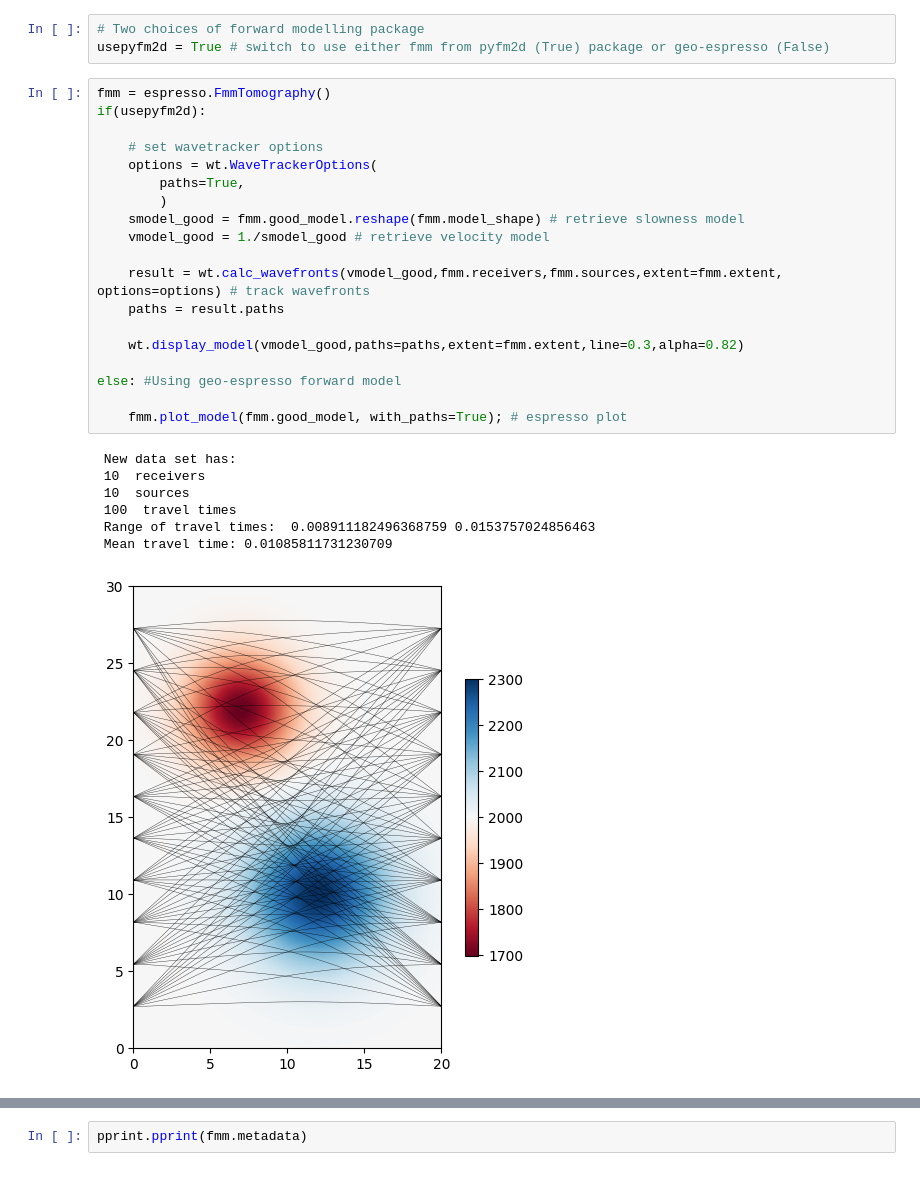
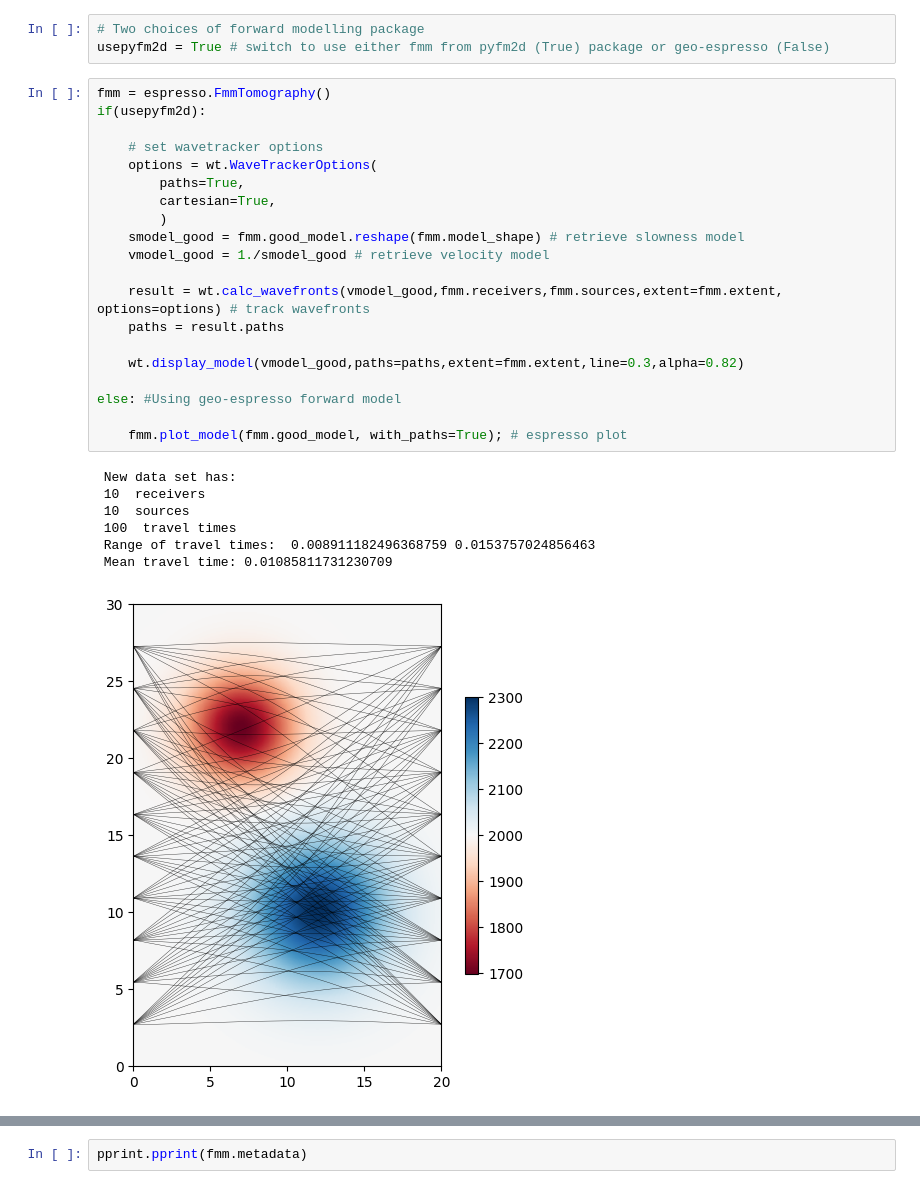
Before and after one commit to inlab-geo/cofi-examples, a Jupyter notebook: examples/fmm_tomography/fmm_tomography.ipynb, the cells around one changed output, grey strips where cells are left out. Drawn from its saved outputs; the diff is of its cells as text.

```diff
--- a/examples/fmm_tomography/fmm_tomography.ipynb
+++ b/examples/fmm_tomography/fmm_tomography.ipynb
@@ -77,27 +77,28 @@ usepyfm2d = True # switch to use either fmm from pyfm2d (True) package or geo-es
 # %%
 fmm = espresso.FmmTomography()
 if(usepyfm2d):
 
     # set wavetracker options
     options = wt.WaveTrackerOptions(
         paths=True,
+        cartesian=True,
         )
     smodel_good = fmm.good_model.reshape(fmm.model_shape) # retrieve slowness model
     vmodel_good = 1./smodel_good # retrieve velocity model
 
     result = wt.calc_wavefronts(vmodel_good,fmm.receivers,fmm.sources,extent=fmm.extent, options=options) # track wavefronts
     paths = result.paths
 
     wt.display_model(vmodel_good,paths=paths,extent=fmm.extent,line=0.3,alpha=0.82)
 
 else: #Using geo-espresso forward model
 
     fmm.plot_model(fmm.good_model, with_paths=True); # espresso plot
 # %% [output]
  New data set has:
  10  receivers
  10  sources
  100  travel times
  Range of travel times:  0.008911182496368759 0.0153757024856463
  Mean travel time: 0.01085811731230709
-[figure, old version]
+[figure, new version]
```
Also changed, not shown: parts of 6 cells of this notebook, 10 other files.
